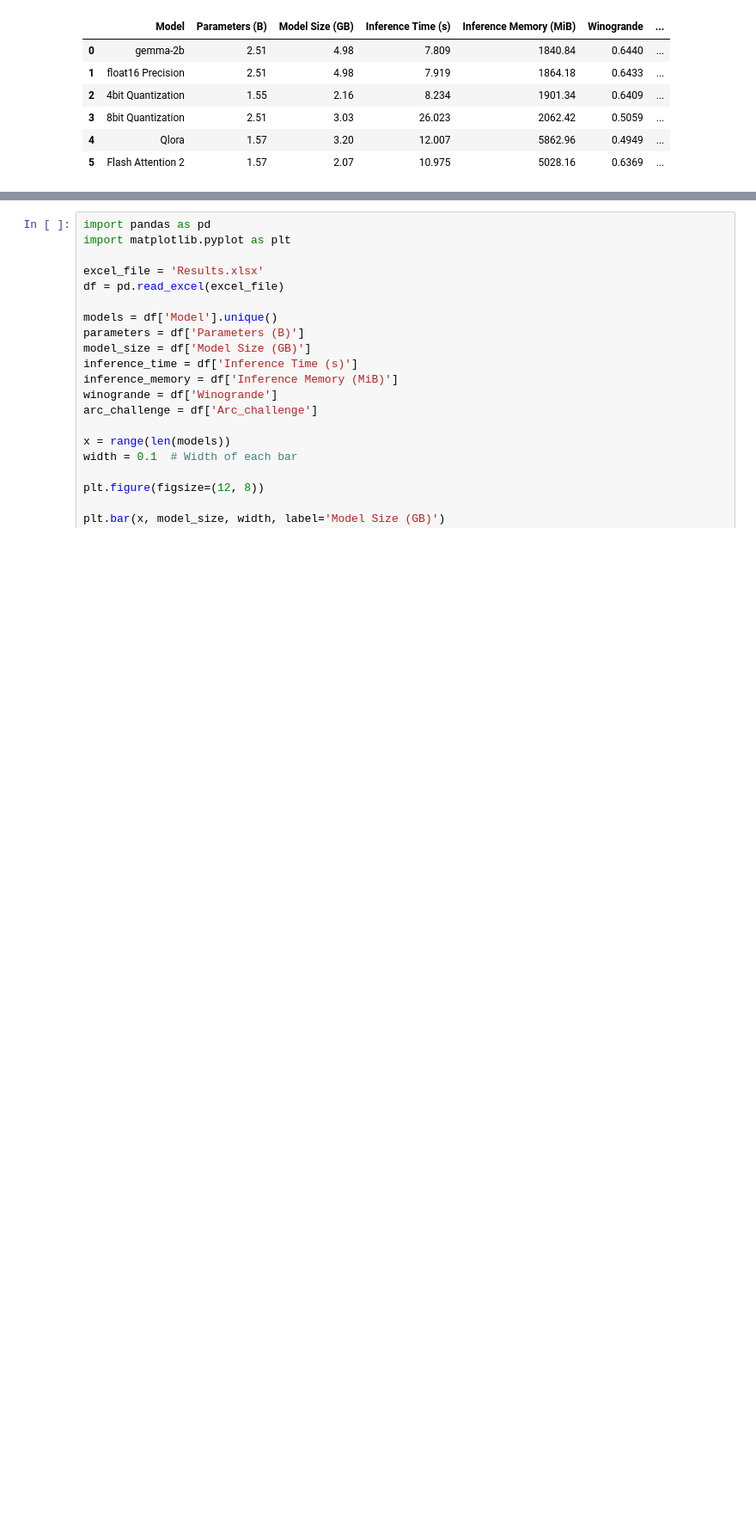
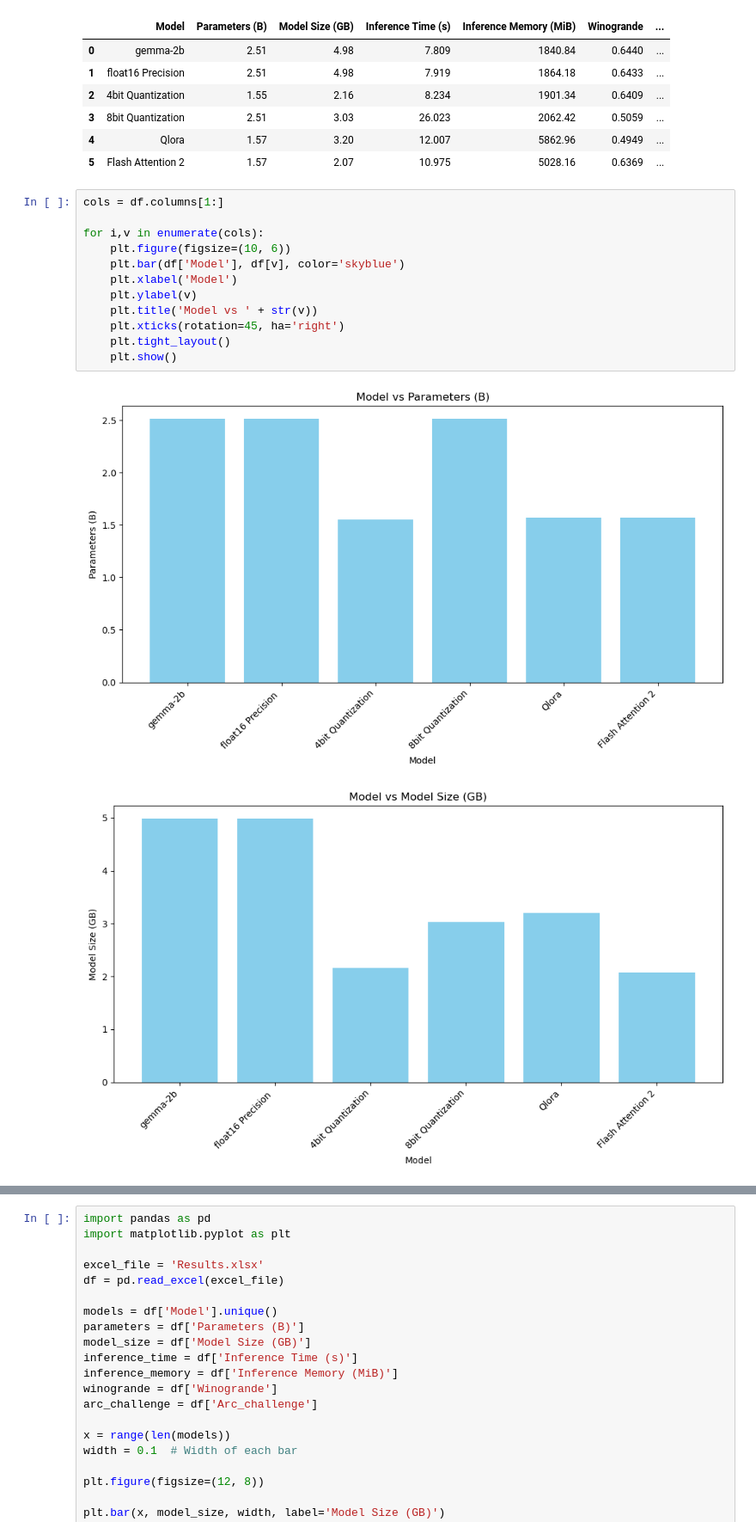
Before and after one commit to jn2814/hpml, a Jupyter notebook: metrics.ipynb, the cells around one changed output, grey strips where cells are left out. Shown at 86% size. Saved outputs shown, nothing was run; the diff lists cells and outputs as text; blank space fills up the shorter version.

Commit message:
more charts

```diff
--- a/metrics.ipynb
+++ b/metrics.ipynb
@@ -13,3 +13,18 @@ df
 | 3 | 8bit Quantization | 2.51 | 3.03 | 26.023 | 2062.42 | 0.5059 | ... |
 | 4 | Qlora | 1.57 | 3.20 | 12.007 | 5862.96 | 0.4949 | ... |
 | 5 | Flash Attention 2 | 1.57 | 2.07 | 10.975 | 5028.16 | 0.6369 | ... |
+# %%
+cols = df.columns[1:]
+
+for i,v in enumerate(cols):
+    plt.figure(figsize=(10, 6))
+    plt.bar(df['Model'], df[v], color='skyblue')
+    plt.xlabel('Model')
+    plt.ylabel(v)
+    plt.title('Model vs ' + str(v))
+    plt.xticks(rotation=45, ha='right')
+    plt.tight_layout()
+    plt.show()
+# %% [output]
+[figure, added]
+[figure, added]
```
Also changed, not shown: parts of 1 cell of this notebook.
